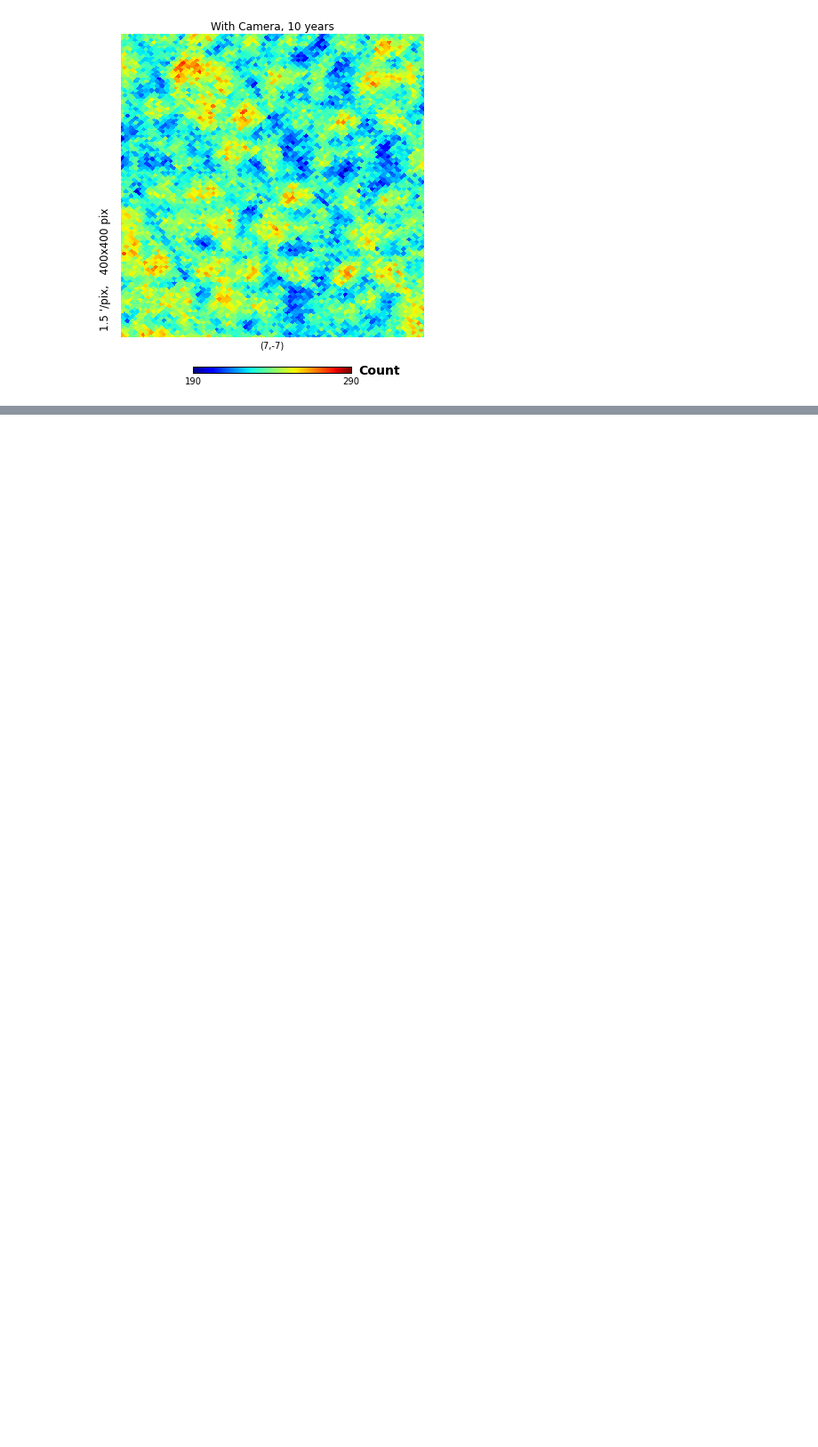
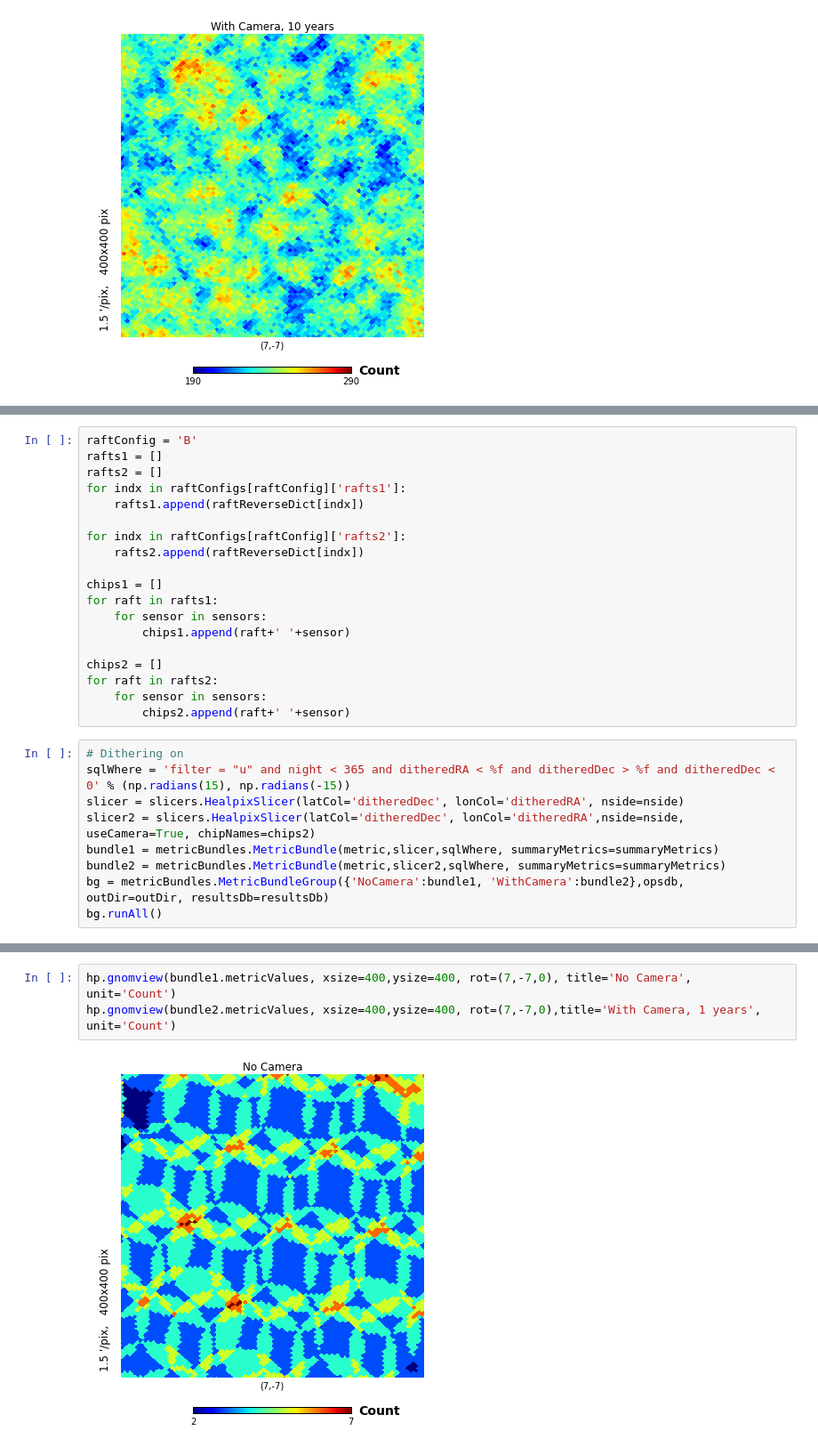
Before and after one commit to yoachim/ScratchStuff, a Jupyter notebook: mixedFocal/MAFCameraGeom.ipynb, the cells around one changed output, grey strips where cells are left out. Shown at 89% size. Cells and saved outputs as stored; diff of their text form; blank space fills up the shorter version.

Commit message:
use two raft comfigs

```diff
--- a/mixedFocal/MAFCameraGeom.ipynb
+++ b/mixedFocal/MAFCameraGeom.ipynb
@@ -140,0 +255,28 @@ hp.gnomview(bundle1.metricValues, xsize=400,ysize=400, rot=(48,-9,0), unit='Coun
+# %%
+raftConfig = 'B'
+rafts1 = []
+rafts2 = []
+for indx in raftConfigs[raftConfig]['rafts1']:
+    rafts1.append(raftReverseDict[indx])
+
+for indx in raftConfigs[raftConfig]['rafts2']:
+    rafts2.append(raftReverseDict[indx])
+
+chips1 = []
+for raft in rafts1:
+    for sensor in sensors:
+        chips1.append(raft+' '+sensor)
+
+chips2 = []
+for raft in rafts2:
+    for sensor in sensors:
+        chips2.append(raft+' '+sensor)
+# %%
+# Dithering on
+sqlWhere = 'filter = "u" and night < 365 and ditheredRA < %f and ditheredDec > %f and ditheredDec < 0' % (np.radians(15), np.radians(-15))
+slicer = slicers.HealpixSlicer(latCol='ditheredDec', lonCol='ditheredRA', nside=nside)
+slicer2 = slicers.HealpixSlicer(latCol='ditheredDec', lonCol='ditheredRA',nside=nside, useCamera=True, chipNames=chips2)
+bundle1 = metricBundles.MetricBundle(metric,slicer,sqlWhere, summaryMetrics=summaryMetrics)
+bundle2 = metricBundles.MetricBundle(metric,slicer2,sqlWhere, summaryMetrics=summaryMetrics)
+bg = metricBundles.MetricBundleGroup({'NoCamera':bundle1, 'WithCamera':bundle2},opsdb, outDir=outDir, resultsDb=resultsDb)
+bg.runAll()
@@ -140,0 +296,5 @@ hp.gnomview(bundle1.metricValues, xsize=400,ysize=400, rot=(48,-9,0), unit='Coun
+# %%
+hp.gnomview(bundle1.metricValues, xsize=400,ysize=400, rot=(7,-7,0), title='No Camera', unit='Count')
+hp.gnomview(bundle2.metricValues, xsize=400,ysize=400, rot=(7,-7,0),title='With Camera, 1 years', unit='Count')
+# %% [output]
+[figure, added]
```
Also changed, not shown: parts of 14 cells of this notebook.
